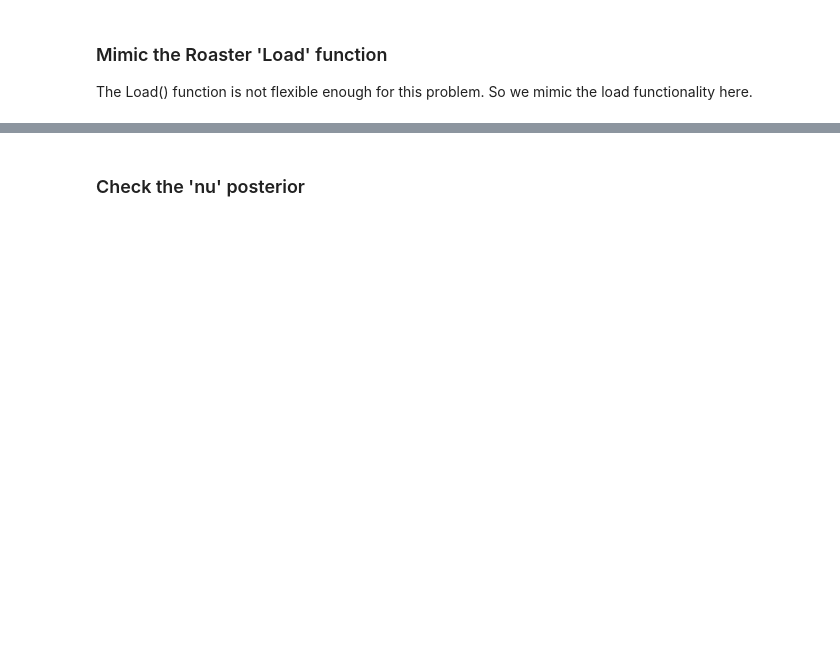
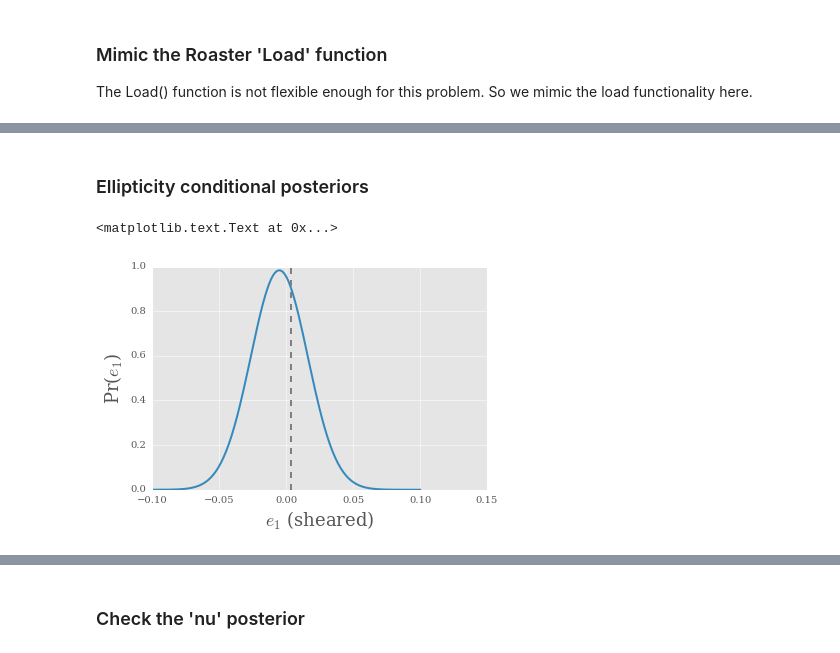
Before and after one commit to mdschneider/JIF, a Jupyter notebook: devel/debug_roaster_bias/roaster_bias_test.ipynb, the cells around one changed output, grey strips where cells are left out. Drawn from its saved outputs; the diff is of its cells as text; code cells hidden in the pictures; blank space fills up the shorter version.

Commit message:
Add tests for shear bias investigations

```diff
--- a/devel/debug_roaster_bias/roaster_bias_test.ipynb
+++ b/devel/debug_roaster_bias/roaster_bias_test.ipynb
@@ -222,0 +225,13 @@ plt.imshow(rstr_sb.pixel_data[0] - m.array, vmin=vmin, vmax=vmax, interpolation=
+# %% [markdown]
+### Ellipticity conditional posteriors
+# %%
+e1 = np.linspace(-0.1, 0.1, 200)
+lnp = np.array([rstr_sb([e1v, sim_catalog[iepoch][colndx('gal_e2')] + g2]) for e1v in e1])
+
+plt.plot(e1, np.exp(lnp - np.max(lnp)*0.999), color="#348ABD", alpha=1)
+plt.axvline(sim_catalog[iepoch][colndx('gal_e1')] + g1, color='grey', linestyle='dashed')
+plt.xlabel(r"$e_1$ (sheared)", fontsize=18)
+plt.ylabel(r"Pr($e_1$)", fontsize=18)
+# %% [output]
+<matplotlib.text.Text at 0x...>
+[figure, added]
```
Also changed, not shown: parts of 13 cells of this notebook, 4 other files.
